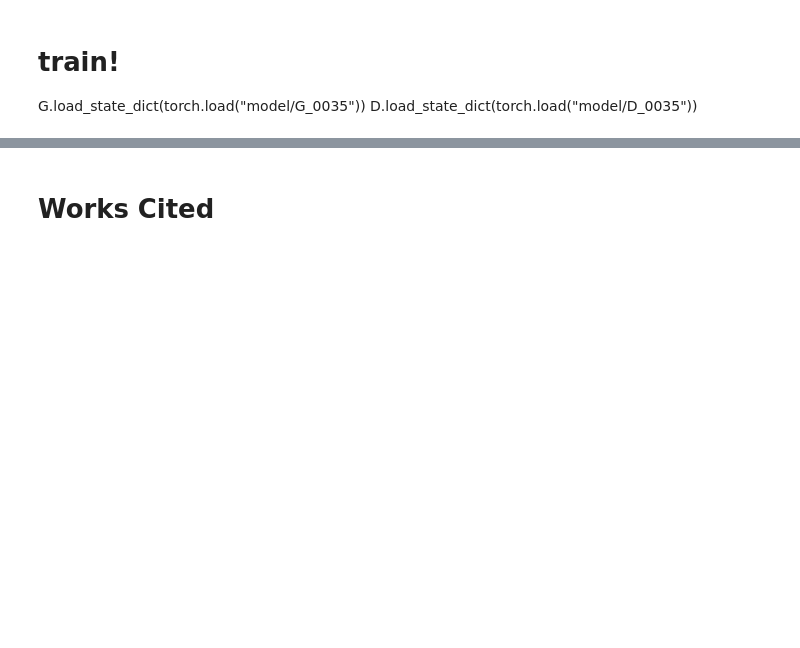
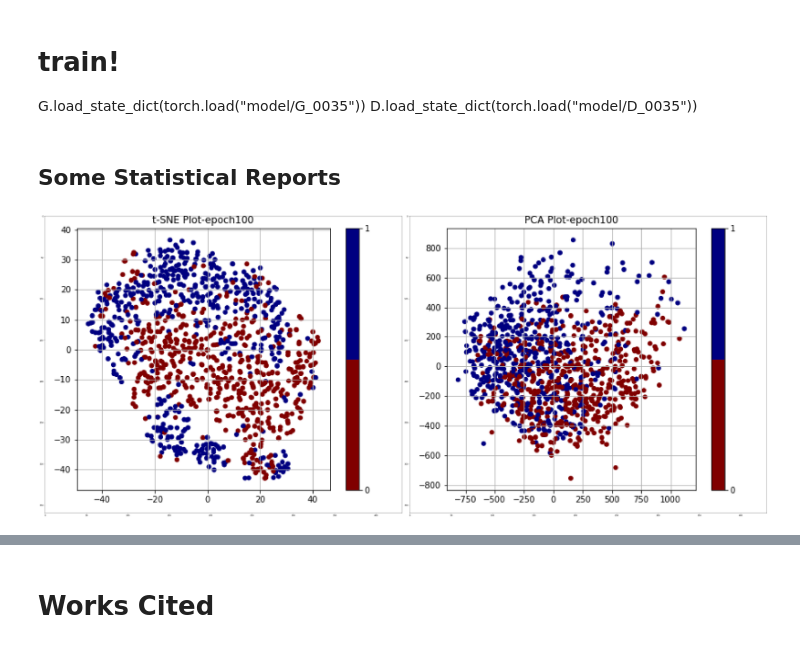
Before and after one commit to jollyredflames/GAN-COVID-Detection, a Jupyter notebook: CSC420_Project_COVIDetect.ipynb, the cells around one changed output, grey strips where cells are left out. Cells and saved outputs as stored; diff of their text form; code cells hidden in the pictures; blank space fills up the shorter version.

Commit message:
Added some statistics and visualizations

```diff
--- a/CSC420_Project_COVIDetect.ipynb
+++ b/CSC420_Project_COVIDetect.ipynb
@@ -914,3 +914,26 @@ G.load_state_dict(torch.load("model/G_0035"))
 D.load_state_dict(torch.load("model/D_0035"))
 # %%
 !nvidia-smi -l 1
+# %% [markdown]
+## Some Statistical Reports
+# %%
+results_path = results_path
+snapshots_save_path = snapshots_save_path
+
+tsne_plt_path = os.path.join(results_path, 'tsne_latent_ontest', '100.png')
+pca_plt_path = os.path.join(results_path, 'pca_latent_ontest', '100.png')
+reconstruct_eg_path = os.path.join(results_path, 'tr_restoring', '100.png')
+
+tsne_plt = cv2.imread(tsne_plt_path)
+pca_plt = cv2.imread(pca_plt_path)
+reconstruct_eg = cv2.imread(reconstruct_eg_path)
+
+test_df_path = os.path.join(snapshots_save_path, '01-OnTest-epoch100-snapshot.csv')
+test_df = pd.read_csv(test_df_path)
+# %%
+fig, axes = plt.subplots(nrows=1, ncols=2, figsize=(50, 30))
+axes[0].imshow(tsne_plt)
+axes[1].imshow(pca_plt)
+fig.tight_layout()
+# %% [output]
+[figure, added]
```
Also changed, not shown: parts of 3 cells of this notebook.
